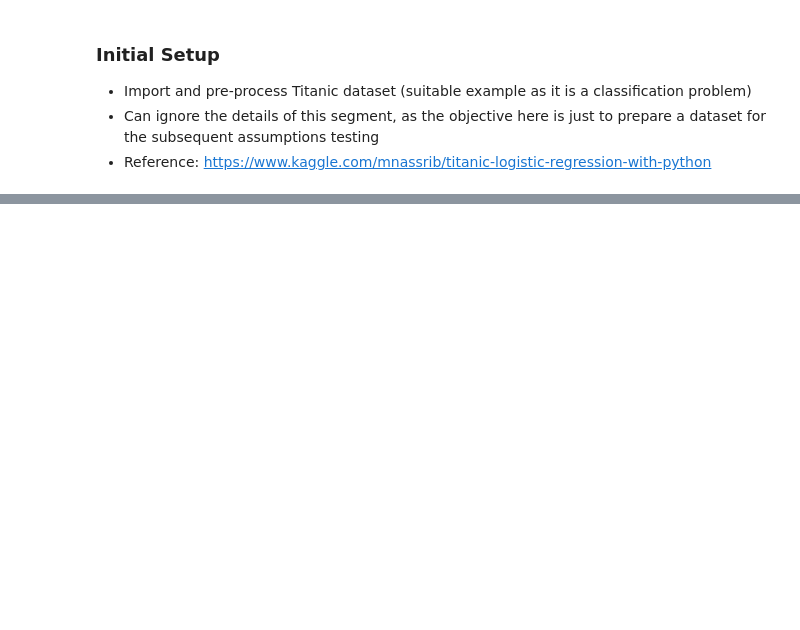
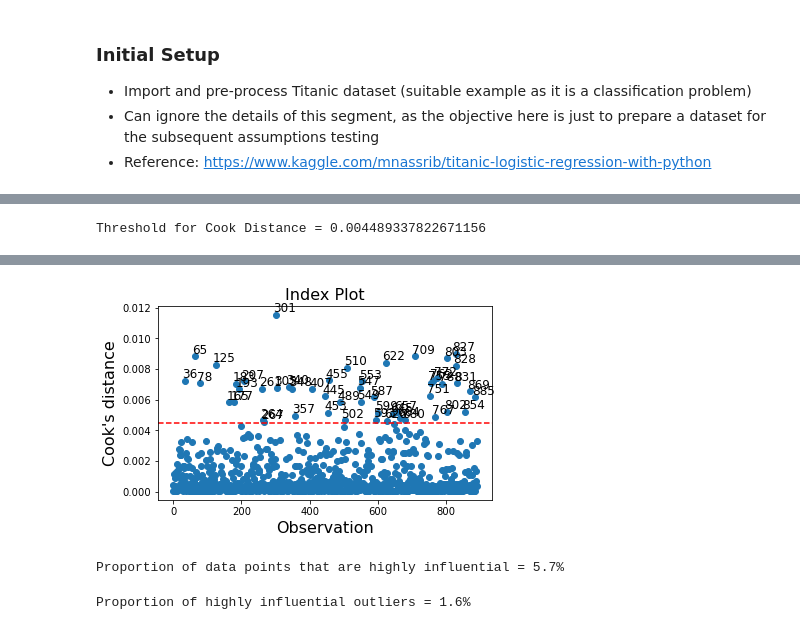
Before and after one commit to kennethleungty/Logistic-Regression-Assumptions, a Jupyter notebook: Logistic_Regression_Assumptions.ipynb, the cells around one changed output, grey strips where cells are left out. Cells and saved outputs as stored; diff of their text form; code cells hidden in the pictures; blank space fills up the shorter version.

```diff
--- a/Logistic_Regression_Assumptions.ipynb
+++ b/Logistic_Regression_Assumptions.ipynb
@@ -214,0 +204,6 @@ Name: Survived, dtype: int64
+# %%
+# Use GLM method for logreg here so that we can retrieve the influence measures
+logit_model = GLM(y, X, family=families.Binomial())
+logit_results = logit_model.fit()
+
+print(logit_results.summary())
@@ -214,0 +228,17 @@ Name: Survived, dtype: int64
+# %%
+# Get influence measures
+influence = logit_results.get_influence()
+
+# Obtain summary df of influence measures
+summ_df = influence.summary_frame()
+
+# Filter summary df to Cook distance
+diagnosis_df = summ_df[['cooks_d']]
+
+# Append absolute standardized residual values
+diagnosis_df['std_resid'] = stats.zscore(logit_results.resid_pearson)
+diagnosis_df['std_resid'] = diagnosis_df['std_resid'].apply(lambda x: np.abs(x))
+
+# Sort by Cook's Distance
+diagnosis_df.sort_values("cooks_d", ascending=False)
+diagnosis_df
@@ -214,0 +270,12 @@ Name: Survived, dtype: int64
+# %%
+# Set Cook's distance threshold
+cook_threshold = 4 / len(df_titanic)
+print(f"Threshold for Cook Distance = {cook_threshold}")
+# %% [output]
+Threshold for Cook Distance = 0.004489337822671156
+# %%
+# Plot influence measures (Cook's distance)
+fig = influence.plot_index(y_var="cooks", threshold=cook_threshold)
+plt.axhline(y = cook_threshold, ls="--", color='red')
+fig.tight_layout(pad=2)
+# %% [output]
@@ -214,0 +283,16 @@ Name: Survived, dtype: int64
+[figure, added]
+# %%
+# Find number of observations that exceed Cook's distance threshold
+outliers = diagnosis_df[diagnosis_df['cooks_d'] > cook_threshold]
+prop_outliers = round(100*(len(outliers) / len(df_titanic)),1)
+print(f'Proportion of data points that are highly influential = {prop_outliers}%')
+# %% [output]
+Proportion of data points that are highly influential = 5.7%
+# %%
+# Find number of observations which are BOTH outlier (std dev > 3) and highly influential
+extreme = diagnosis_df[(diagnosis_df['cooks_d'] > cook_threshold) &
+                       (diagnosis_df['std_resid'] > 3)]
+prop_extreme = round(100*(len(extreme) / len(df_titanic)),1)
+print(f'Proportion of highly influential outliers = {prop_extreme}%')
+# %% [output]
+Proportion of highly influential outliers = 1.6%
```
Also changed, not shown: parts of 73 cells of this notebook, 6 other files.
